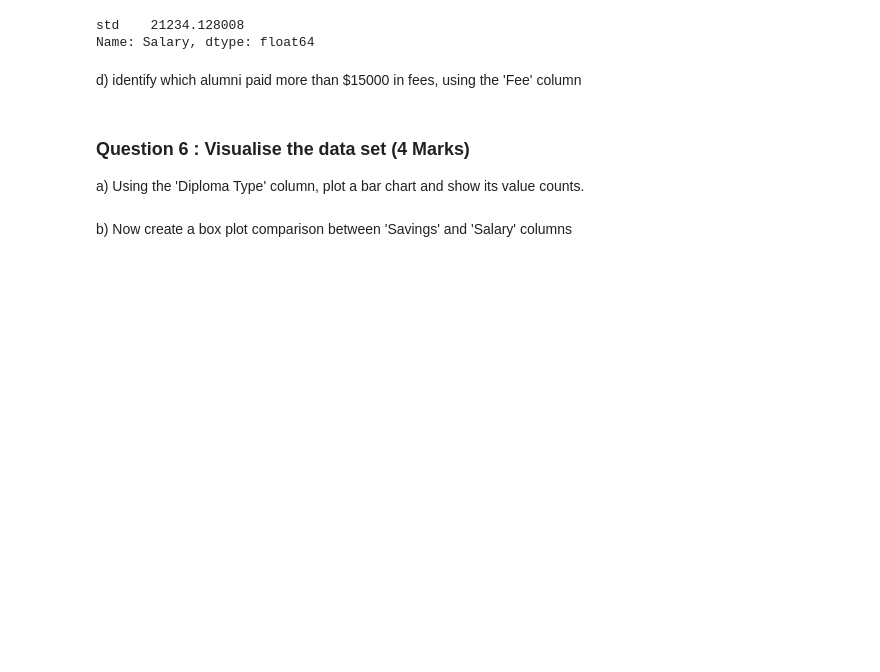
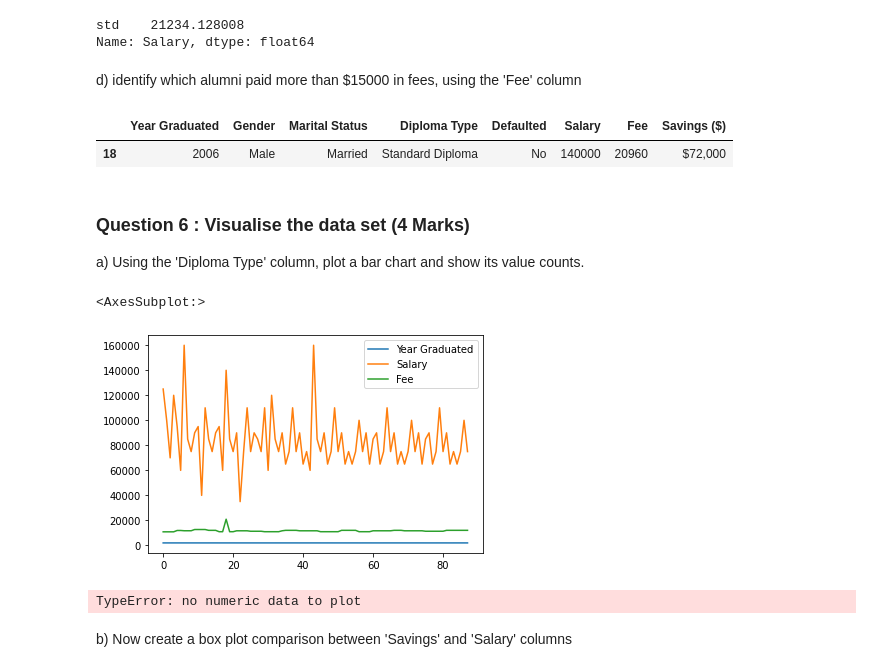
Before and after one commit to Elly254/ADS-Assignment-1, a Jupyter notebook: Pandas Assignment.ipynb, the cells around one changed output. Saved outputs shown, nothing was run; the diff lists cells and outputs as text; code cells hidden in the pictures; blank space fills up the shorter version.

```diff
--- a/Pandas Assignment.ipynb
+++ b/Pandas Assignment.ipynb
@@ -210,11 +205,25 @@ Name: Salary, dtype: float64
 d) identify which alumni paid more than $15000 in fees, using the 'Fee' column
 # %%
 # d) (1)
+alumni[alumni["Fee"]>15000]
+# %% [output]
+|  | Year Graduated | Gender | Marital Status | Diploma Type | Defaulted | Salary | Fee | Savings ($) |
+| 18 | 2006 | Male | Married | Standard Diploma | No | 140000 | 20960 | $72,000 |
 # %% [markdown]
 ### Question 6 :  Visualise the data set (4 Marks)
 
 a) Using the 'Diploma Type' column, plot a bar chart and show its value counts.
+# %%
+import matplotlib.pyplot as plt
+alumni = pd.read_csv("alumni.csv")
+alumni.plot ()
+# %% [output]
+<AxesSubplot:>
+[figure, added]
 # %%
 #a) (1)
+alumni["Diploma Type"].plot.bar ()
+# %% [output]
+TypeError: no numeric data to plot
 # %% [markdown]
 b) Now create a box plot comparison between 'Savings' and 'Salary' columns
```
Also changed, not shown: parts of 10 cells of this notebook.
